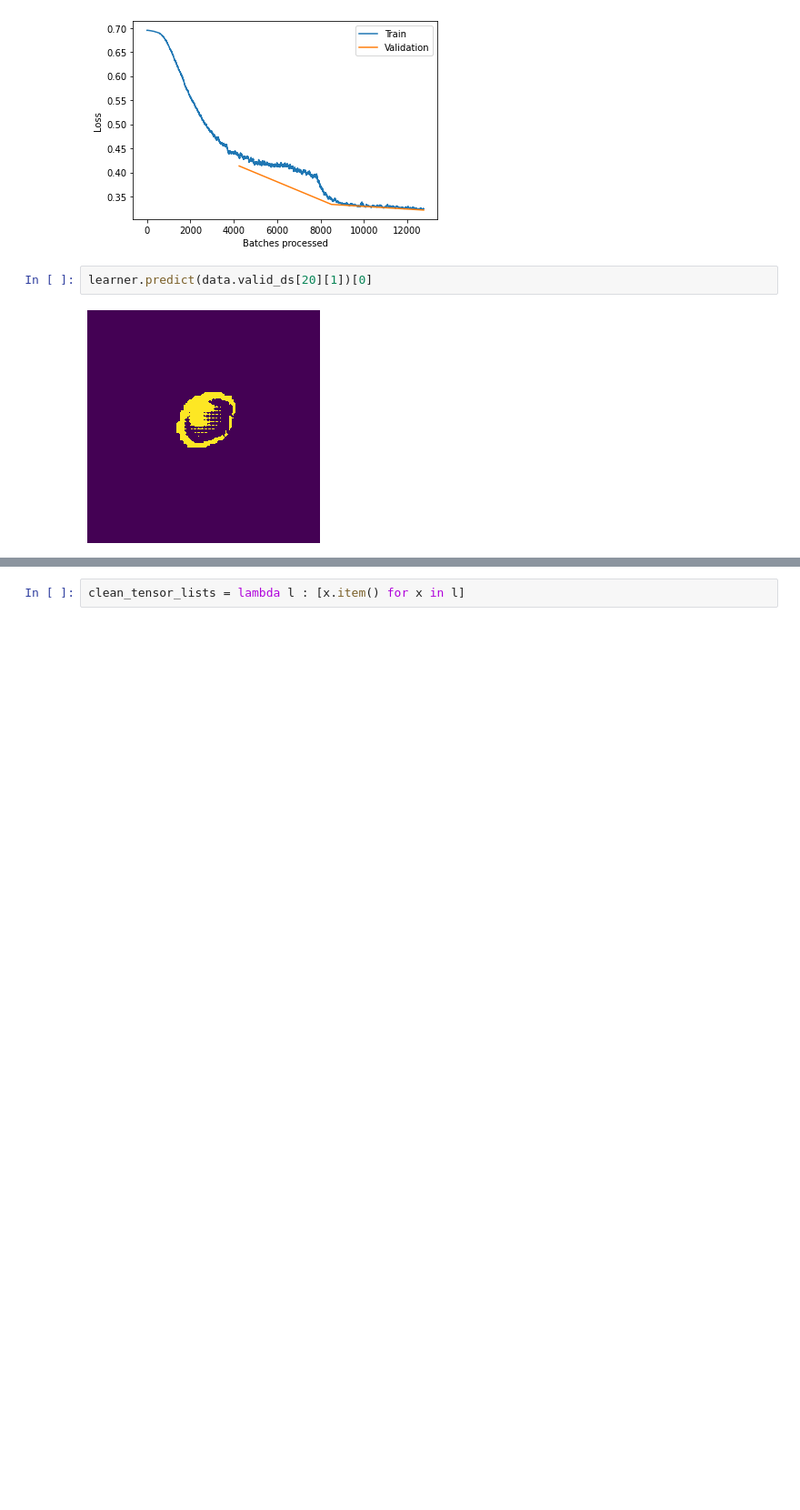
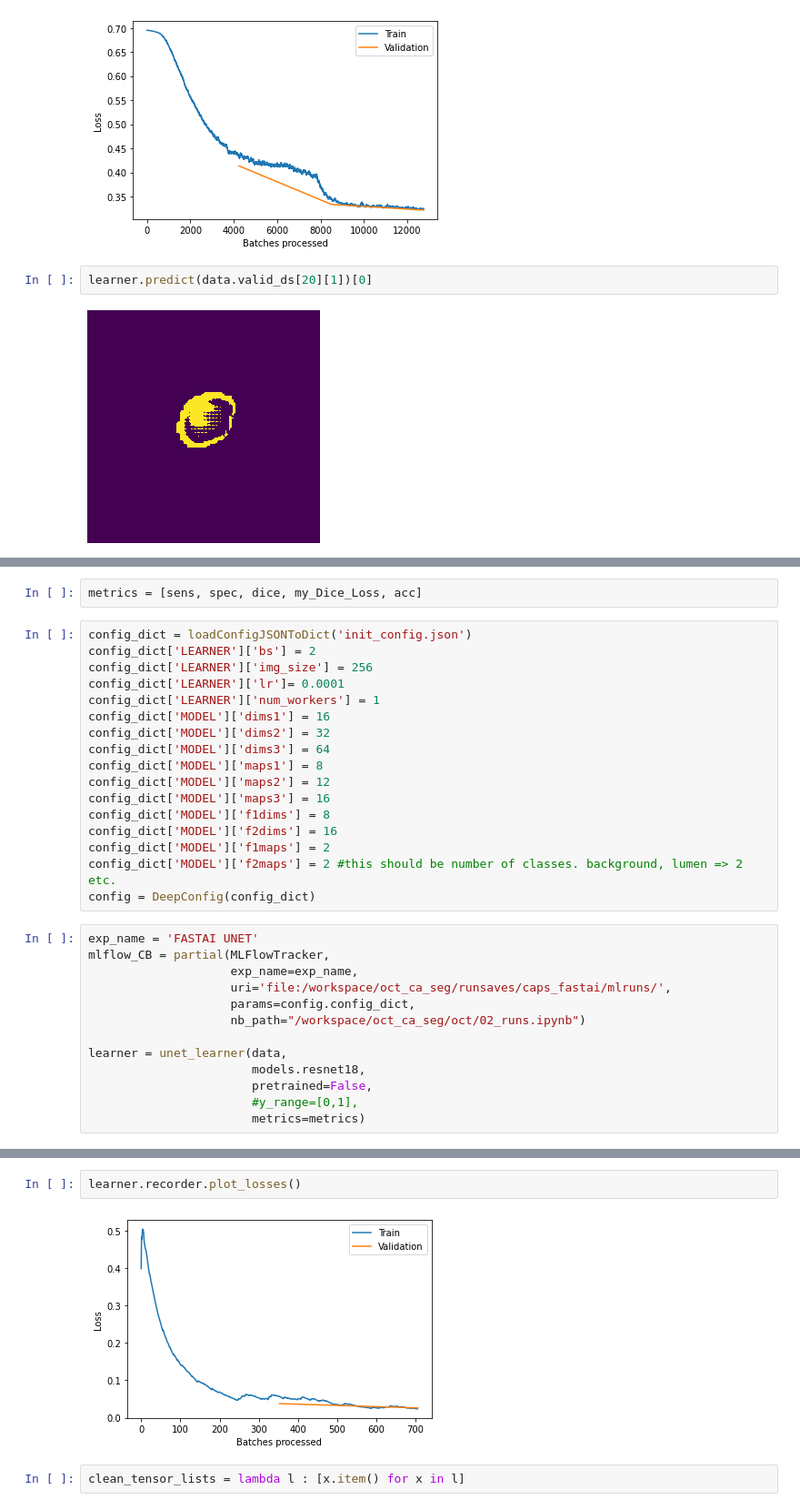
Before and after one commit to arjunsbalaji/oct, a Jupyter notebook: 02_runs.ipynb, the cells around one changed output, grey strips where cells are left out. Shown at 91% size. Saved outputs shown, nothing was run; the diff lists cells and outputs as text; blank space fills up the shorter version.

Commit message:
added results saving and fixed unet (got rid of yrange)

```diff
--- a/02_runs.ipynb
+++ b/02_runs.ipynb
@@ -120,0 +130,32 @@ learner.predict(data.valid_ds[20][1])[0]
+# %%
+metrics = [sens, spec, dice, my_Dice_Loss, acc]
+# %%
+config_dict = loadConfigJSONToDict('init_config.json')
+config_dict['LEARNER']['bs'] = 2
+config_dict['LEARNER']['img_size'] = 256
+config_dict['LEARNER']['lr']= 0.0001
+config_dict['LEARNER']['num_workers'] = 1
+config_dict['MODEL']['dims1'] = 16
+config_dict['MODEL']['dims2'] = 32
+config_dict['MODEL']['dims3'] = 64
+config_dict['MODEL']['maps1'] = 8
+config_dict['MODEL']['maps2'] = 12
+config_dict['MODEL']['maps3'] = 16
+config_dict['MODEL']['f1dims'] = 8
+config_dict['MODEL']['f2dims'] = 16
+config_dict['MODEL']['f1maps'] = 2
+config_dict['MODEL']['f2maps'] = 2 #this should be number of classes. background, lumen => 2 etc.
+config = DeepConfig(config_dict)
+# %%
+exp_name = 'FASTAI UNET'
+mlflow_CB = partial(MLFlowTracker,
+                    exp_name=exp_name,
+                    uri='file:/workspace/oct_ca_seg/runsaves/caps_fastai/mlruns/',
+                    params=config.config_dict,
+                    nb_path="/workspace/oct_ca_seg/oct/02_runs.ipynb")
+
+learner = unet_learner(data,
+                       models.resnet18,
+                       pretrained=False,
+                       #y_range=[0,1],
+                       metrics=metrics)
@@ -121,3 +168,7 @@ learner.predict(data.valid_ds[20][1])[0]
+# %%
+learner.recorder.plot_losses()
+# %% [output]
+[figure, added]
 # %%
 clean_tensor_lists = lambda l : [x.item() for x in l]
 # %%
```
Also changed, not shown: parts of 21 cells of this notebook, 8 other files.
